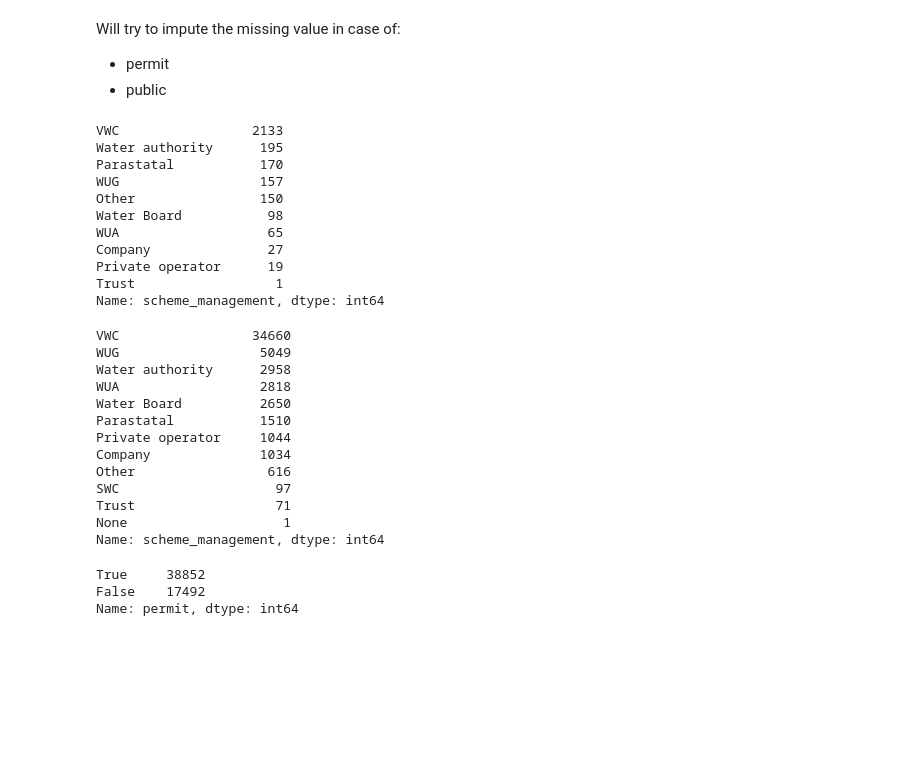
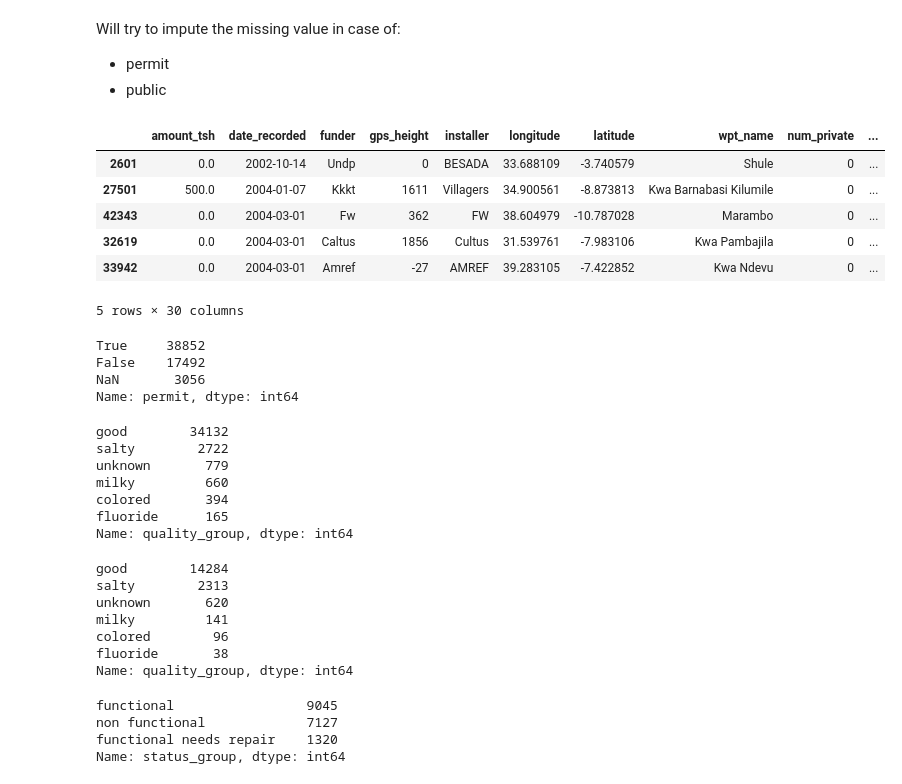
Before and after one commit to sansha94/WaterDataMining, a Jupyter notebook: Pump it Up - Data Cleaning.ipynb, the cells around one changed output. Saved outputs shown, nothing was run; the diff lists cells and outputs as text; code cells hidden in the pictures; blank space fills up the shorter version.

```diff
--- a/Pump it Up - Data Cleaning.ipynb
+++ b/Pump it Up - Data Cleaning.ipynb
@@ -545,40 +550,50 @@ Will try to impute the missing value in case of:
 * public
 # %%
 temp_df = train_data.copy()
+# %%
+temp_df = temp_df.sort_values(by=['date_recorded', 'construction_year'])
+# %%
+temp_df.head()
+# %% [output]
+|  | amount_tsh | date_recorded | funder | gps_height | installer | longitude | latitude | wpt_name | num_private | ... |
+| 2601 | 0.0 | 2002-10-14 | Undp | 0 | BESADA | 33.688109 | -3.740579 | Shule | 0 | ... |
+| 27501 | 500.0 | 2004-01-07 | Kkkt | 1611 | Villagers | 34.900561 | -8.873813 | Kwa Barnabasi Kilumile | 0 | ... |
+| 42343 | 0.0 | 2004-03-01 | Fw | 362 | FW | 38.604979 | -10.787028 | Marambo | 0 | ... |
+| 32619 | 0.0 | 2004-03-01 | Caltus | 1856 | Cultus | 31.539761 | -7.983106 | Kwa Pambajila | 0 | ... |
+| 33942 | 0.0 | 2004-03-01 | Amref | -27 | AMREF | 39.283105 | -7.422852 | Kwa Ndevu | 0 | ... |
+5 rows × 30 columns
+# %%
+temp_df.permit.value_counts(dropna=False)
+# %% [output]
+True     38852
+False    17492
+NaN       3056
+Name: permit, dtype: int64
 # %%
-temp_df.loc[temp_df['permit'].isna(), ['permit', 'public_meeting', 'scheme_management']]['scheme_management'].value_counts()
+temp_df[temp_df.permit == True]['quality_group'].value_counts()
 # %% [output]
-VWC                 2133
-Water authority      195
-Parastatal           170
-WUG                  157
-Other                150
-Water Board           98
-WUA                   65
-Company               27
-Private operator      19
-Trust                  1
-Name: scheme_management, dtype: int64
+good        34132
+salty        2722
+unknown       779
+milky         660
+colored       394
+fluoride      165
+Name: quality_group, dtype: int64
 # %%
-temp_df.loc[~temp_df['permit'].isna(), ['permit', 'public_meeting', 'scheme_management']]['scheme_management'].value_counts()
+temp_df[temp_df.permit == False]['quality_group'].value_counts()
 # %% [output]
-VWC                 34660
-WUG                  5049
-Water authority      2958
-WUA                  2818
-Water Board          2650
-Parastatal           1510
-Private operator     1044
-Company              1034
-Other                 616
-SWC                    97
-Trust                  71
-None                    1
-Name: scheme_management, dtype: int64
+good        14284
+salty        2313
+unknown       620
+milky         141
+colored        96
+fluoride       38
+Name: quality_group, dtype: int64
 # %%
-temp_df.loc[~temp_df['permit'].isna(), ['permit', 'public_meeting', 'scheme_management']]['permit'].value_counts()
+temp_df[temp_df.permit == False]['status_group'].value_counts()
 # %% [output]
-True     38852
-False    17492
-Name: permit, dtype: int64
+functional                 9045
+non functional             7127
+functional needs repair    1320
+Name: status_group, dtype: int64
 # %%
```
Also changed, not shown: parts of 7 cells of this notebook.
